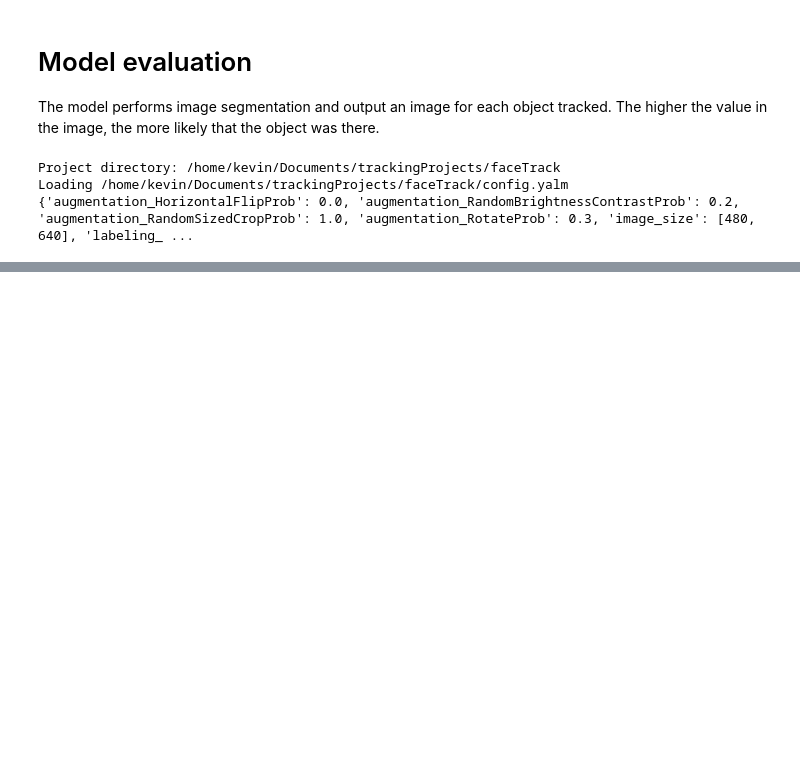
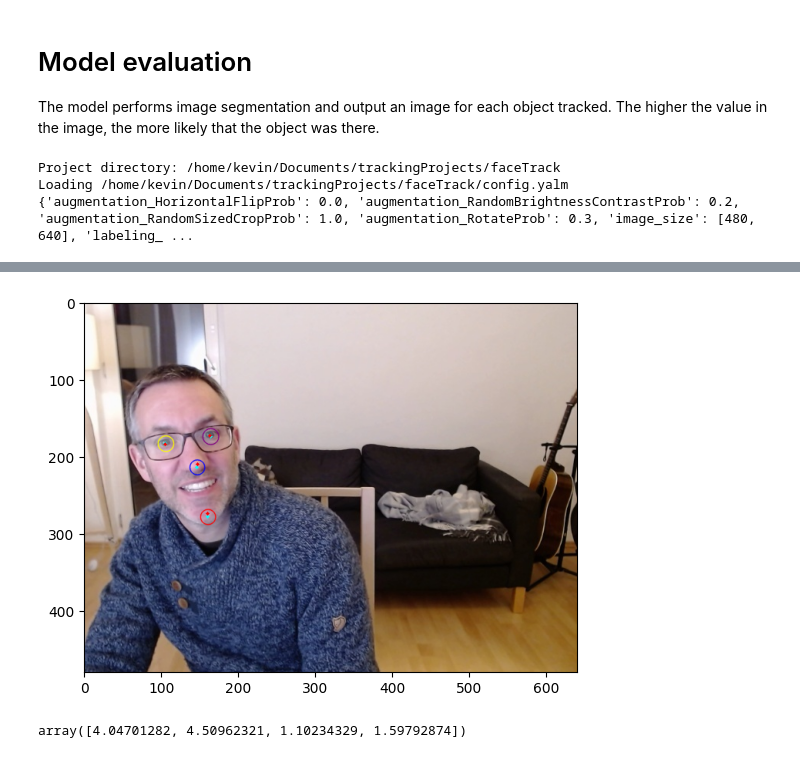
Before and after one commit to kevin-allen/unetTracker, a Jupyter notebook: notebooks/06_evaluate_model.ipynb, the cells around one changed output, grey strips where cells are left out. Saved outputs shown, nothing was run; the diff lists cells and outputs as text; code cells hidden in the pictures; blank space fills up the shorter version.

```diff
--- a/notebooks/06_evaluate_model.ipynb
+++ b/notebooks/06_evaluate_model.ipynb
@@ -54,0 +99,38 @@ project.load_model(model)
+# %%
+# Setup SimpleBlobDetector parameters.
+params = cv2.SimpleBlobDetector_Params()
+params.filterByArea = True
+params.minArea = 100 # between 400 and 500 is the decision point
+detector = cv2.SimpleBlobDetector_create(params)
+# %%
+blobs = imageOri.astype(np.uint8)
+pred = np.empty_like(coord)
+pred[:,:] = np.nan
+
+for objectIndex in range(len(project.object_list)):
+
+    outputT = np.expand_dims((output[objectIndex]*255).astype(np.uint8),2) # get unsigned int 8 format
+    outputT= 255-outputT # reverse values
+
+    keypoints = detector.detect(outputT)
+    if keypoints:
+        blank = np.zeros((1, 1))
+        blobs = cv2.drawKeypoints(blobs, keypoints, blank, project.object_colors[objectIndex],cv2.DRAW_MATCHES_FLAGS_DRAW_RICH_KEYPOINTS)
+        # find the largest blob
+        largest_size=0
+        pt = None
+        for k in keypoints:
+            if k.size>largest_size:
+                pt = k.pt
+        pred[objectIndex,0] = pt[0]
+        pred[objectIndex,1] = pt[1]
+        cv2.circle(blobs,(int(pt[0]),int(pt[1])), 2, (0,255,255), -1)
+        cv2.circle(blobs,(int(coord[objectIndex,0]),int(coord[objectIndex,1])), 2, (255,0,0), -1)
+plt.imshow(blobs)
+plt.show()
+
+# distance between predicted coordinates and labeled coordinates
+np.sqrt(np.sum((coord-pred)**2,axis=1))
+# %% [output]
+[figure, added]
+array([4.04701282, 4.50962321, 1.10234329, 1.59792874])
```
Also changed, not shown: parts of 15 cells of this notebook, 2 other files.
